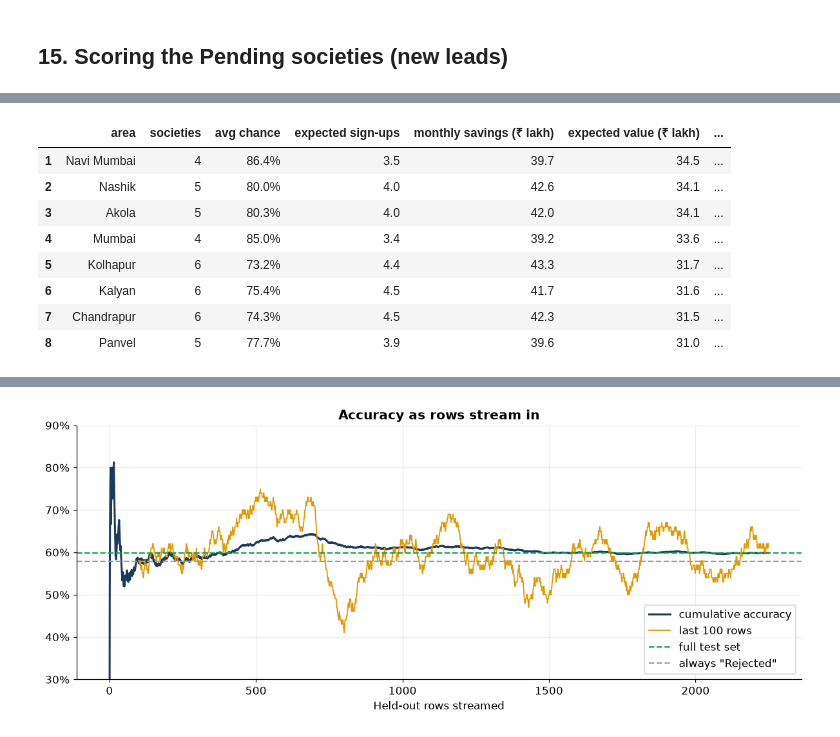
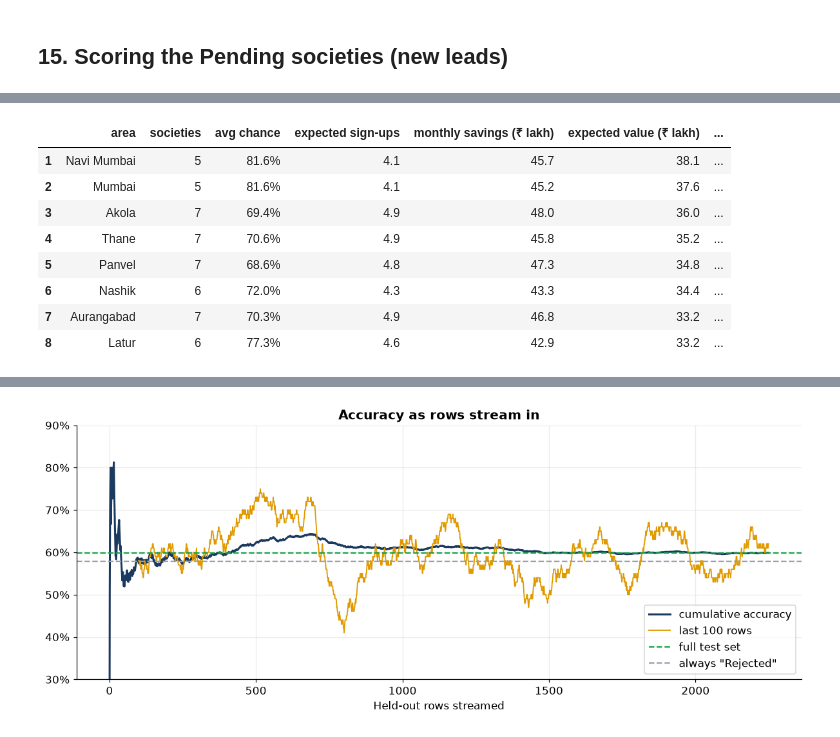
Before and after one commit to Heet-P/SGP-II, a Jupyter notebook: notebooks/SolarLeads_Model_Training.ipynb, the cells around one changed output, grey strips where cells are left out. Drawn from its saved outputs; the diff is of its cells as text; code cells hidden in the pictures.

```diff
--- a/notebooks/SolarLeads_Model_Training.ipynb
+++ b/notebooks/SolarLeads_Model_Training.ipynb
@@ -736,0 +767,35 @@ Farm output: 684 MWh a month · 3 societies fit · they would save ₹35.3 lakh
+# %%
+# Greedy vs ILP across farm sizes. Greedy stops at the first society that does not fit, so large
+# societies can block the list and leave capacity unused; the ILP finds the best combination.
+rows = []
+for mw in [1, 2, 5, 10, 20, 50]:
+    cap = mw * 1000 * 24 * 30 * CUF
+    g = greedy(plan["avg_monthly_consumption_kwh"], cap)
+    x = knapsack(plan["expected_value"], plan["avg_monthly_consumption_kwh"], cap)
+    rows.append({"farm (MW)": mw,
+                 "greedy EV (₹ lakh)": plan.expected_value[g].sum() / 1e5, "ILP EV (₹ lakh)": plan.expected_value[x].sum() / 1e5,
+                 "greedy farm used": plan.avg_monthly_consumption_kwh[g].sum() / cap,
+                 "ILP farm used": plan.avg_monthly_consumption_kwh[x].sum() / cap})
+alloc = pd.DataFrame(rows).set_index("farm (MW)")
+# At 1 MW the single best society is larger than the farm, so the greedy fill picks nothing at all.
+alloc["ILP gain"] = alloc["ILP EV (₹ lakh)"] / alloc["greedy EV (₹ lakh)"].replace(0, np.nan) - 1
+
+fig, axes = plt.subplots(1, 2, figsize=(13, 4.6))
+pos = np.arange(len(alloc))
+axes[0].bar(pos - 0.2, alloc["greedy EV (₹ lakh)"], 0.4, color=COLORS["grey"], label="greedy fill")
+axes[0].bar(pos + 0.2, alloc["ILP EV (₹ lakh)"], 0.4, color=COLORS["green"], label="ILP (knapsack)")
+for i, gain in enumerate(alloc["ILP gain"]):
+    label = "greedy: none fit" if not np.isfinite(gain) else f"+{gain:.0%}"
+    axes[0].annotate(label, (i + 0.2, alloc["ILP EV (₹ lakh)"].iloc[i]), ha="center", va="bottom", fontsize=9)
+axes[0].set_xticks(pos, [f"{m} MW" for m in alloc.index]); axes[0].set_yscale("log")
+axes[0].set_ylabel("Expected value per month (₹ lakh, log scale)"); axes[0].set_title("Expected value of the chosen societies")
+axes[0].legend()
+axes[1].plot(pos, alloc["greedy farm used"], "o-", color=COLORS["grey"], label="greedy fill")
+axes[1].plot(pos, alloc["ILP farm used"], "o-", color=COLORS["green"], label="ILP (knapsack)")
+axes[1].set_xticks(pos, [f"{m} MW" for m in alloc.index]); axes[1].set_ylim(0, 1.05)
+axes[1].yaxis.set_major_formatter(PercentFormatter(1)); axes[1].set_title("Share of the farm's output used")
+axes[1].legend(loc="lower right")
+plt.tight_layout()
+plt.show()
+alloc.style.format({"greedy EV (₹ lakh)": "{:.1f}", "ILP EV (₹ lakh)": "{:.1f}", "greedy farm used": "{:.1%}",
+                    "ILP farm used": "{:.1%}", "ILP gain": "+{:.1%}"}, na_rep="greedy picks none")
@@ -737,25 +812,24 @@ Farm output: 684 MWh a month · 3 societies fit · they would save ₹35.3 lakh
 # %%
-# Groups to pitch together: societies in the same city, filled up to the farm's capacity, best expected value first.
+# Groups to pitch together: societies in the same city, chosen by the same ILP to fill the farm.
 groups = []
 for city, g in plan.groupby("city"):
-    g = g.sort_values("expected_value", ascending=False)
-    members = g[g["avg_monthly_consumption_kwh"].cumsum() <= capacity_kwh]
+    members = g[knapsack(g["expected_value"], g["avg_monthly_consumption_kwh"], capacity_kwh)]
     if len(members):
         groups.append({"area": city, "societies": len(members), "avg chance": members.prob.mean(),
                        "expected sign-ups": members.prob.sum(), "monthly savings (₹ lakh)": members.savings.sum() / 1e5,
                        "expected value (₹ lakh)": members.expected_value.sum() / 1e5,
                        "farm filled": members.avg_monthly_consumption_kwh.sum() / capacity_kwh})
 groups = pd.DataFrame(groups).sort_values("expected value (₹ lakh)", ascending=False).head(8).reset_index(drop=True)
 groups.index += 1
 groups.style.format({"avg chance": "{:.1%}", "expected sign-ups": "{:.1f}", "monthly savings (₹ lakh)": "{:.1f}",
                      "expected value (₹ lakh)": "{:.1f}", "farm filled": "{:.0%}"})
 # %% [output]
 |  | area | societies | avg chance | expected sign-ups | monthly savings (₹ lakh) | expected value (₹ lakh) | ... |
-| 1 | Navi Mumbai | 4 | 86.4% | 3.5 | 39.7 | 34.5 | ... |
-| 2 | Nashik | 5 | 80.0% | 4.0 | 42.6 | 34.1 | ... |
-| 3 | Akola | 5 | 80.3% | 4.0 | 42.0 | 34.1 | ... |
-| 4 | Mumbai | 4 | 85.0% | 3.4 | 39.2 | 33.6 | ... |
-| 5 | Kolhapur | 6 | 73.2% | 4.4 | 43.3 | 31.7 | ... |
-| 6 | Kalyan | 6 | 75.4% | 4.5 | 41.7 | 31.6 | ... |
-| 7 | Chandrapur | 6 | 74.3% | 4.5 | 42.3 | 31.5 | ... |
-| 8 | Panvel | 5 | 77.7% | 3.9 | 39.6 | 31.0 | ... |
+| 1 | Navi Mumbai | 5 | 81.6% | 4.1 | 45.7 | 38.1 | ... |
+| 2 | Mumbai | 5 | 81.6% | 4.1 | 45.2 | 37.6 | ... |
+| 3 | Akola | 7 | 69.4% | 4.9 | 48.0 | 36.0 | ... |
+| 4 | Thane | 7 | 70.6% | 4.9 | 45.8 | 35.2 | ... |
+| 5 | Panvel | 7 | 68.6% | 4.8 | 47.3 | 34.8 | ... |
+| 6 | Nashik | 6 | 72.0% | 4.3 | 43.3 | 34.4 | ... |
+| 7 | Aurangabad | 7 | 70.3% | 4.9 | 46.8 | 33.2 | ... |
+| 8 | Latur | 6 | 77.3% | 4.6 | 42.9 | 33.2 | ... |
```
Also changed, not shown: parts of 10 cells of this notebook, 7 other files.
